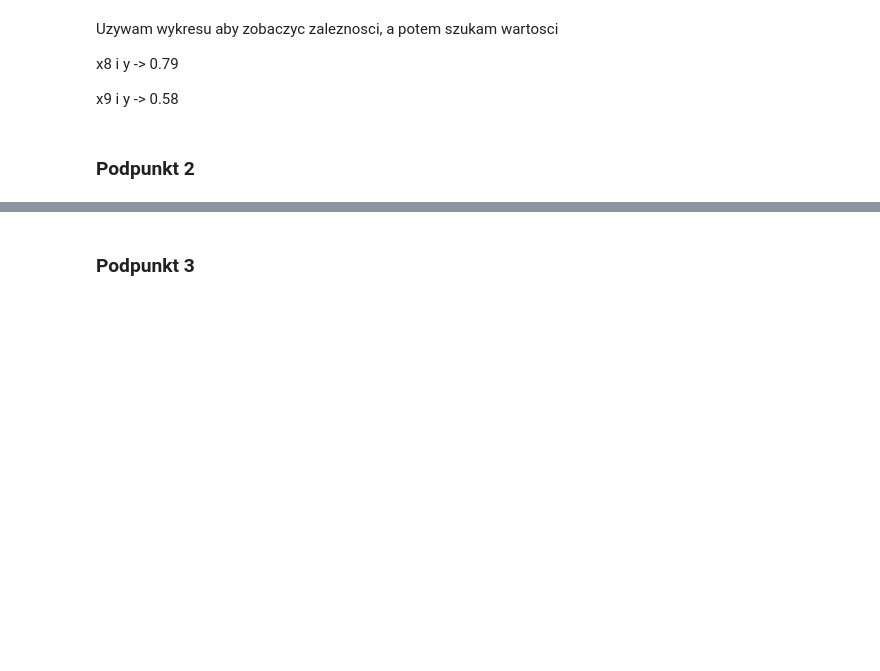
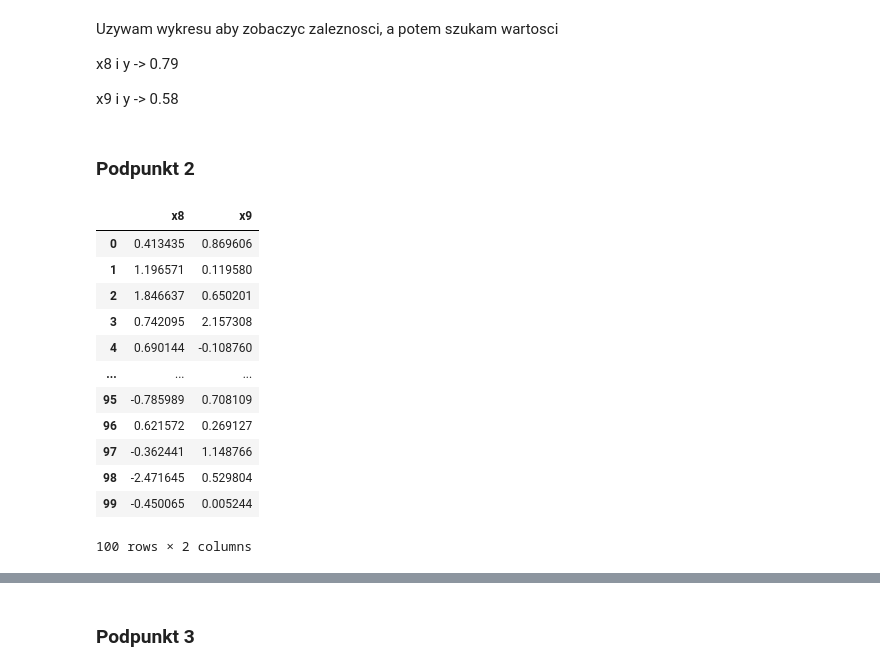
Before and after one commit to rektyyy/Artificial-Intelligence, a Jupyter notebook: ML/exercises/2/Assignment_2.ipynb, the cells around one changed output, grey strips where cells are left out. Saved outputs shown, nothing was run; the diff lists cells and outputs as text; code cells hidden in the pictures; blank space fills up the shorter version.

```diff
--- a/ML/exercises/2/Assignment_2.ipynb
+++ b/ML/exercises/2/Assignment_2.ipynb
@@ -253,4 +246,20 @@ x8 i y -> 0.79
 x9 i y -> 0.58
 # %% [markdown]
 ### Podpunkt 2
+# %%
+df4[['x8', 'x9']]
+# %% [output]
+|  | x8 | x9 |
+| 0 | 0.413435 | 0.869606 |
+| 1 | 1.196571 | 0.119580 |
+| 2 | 1.846637 | 0.650201 |
+| 3 | 0.742095 | 2.157308 |
+| 4 | 0.690144 | -0.108760 |
+| ... | ... | ... |
+| 95 | -0.785989 | 0.708109 |
+| 96 | 0.621572 | 0.269127 |
+| 97 | -0.362441 | 1.148766 |
+| 98 | -2.471645 | 0.529804 |
+| 99 | -0.450065 | 0.005244 |
+100 rows × 2 columns
 # %%
```
Also changed, not shown: parts of 11 cells of this notebook.
